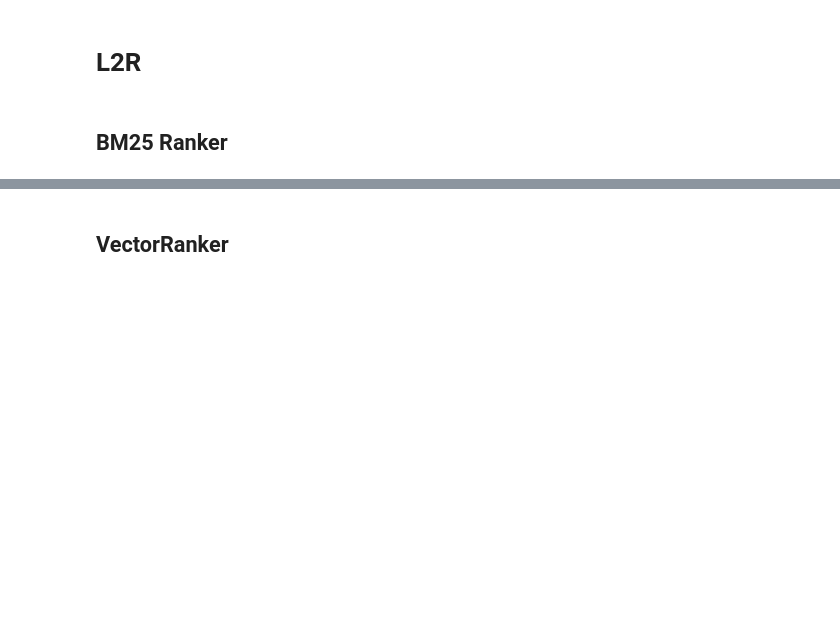
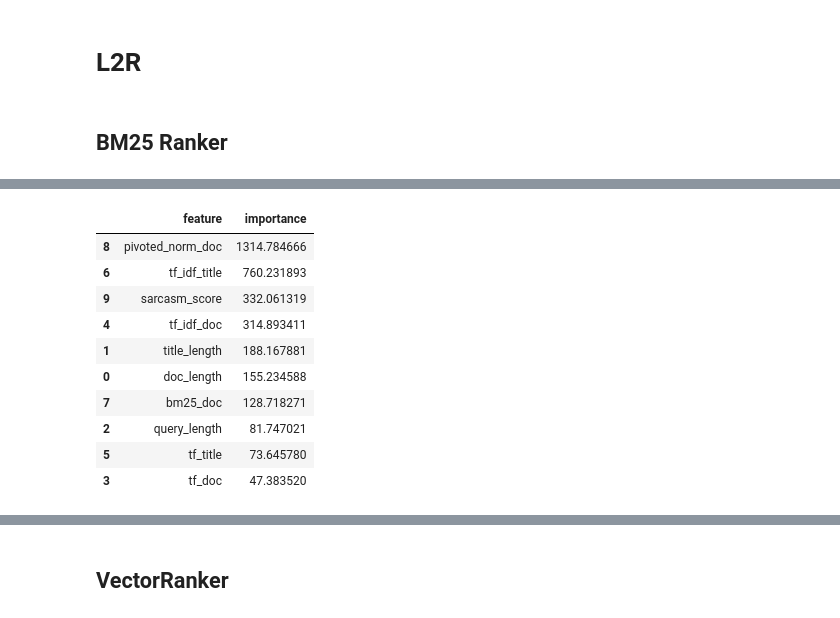
Before and after one commit to anusha-pathuri/satire-news-search-engine, a Jupyter notebook: notebooks/12_Final_Results.ipynb, the cells around one changed output, grey strips where cells are left out. Saved outputs shown, nothing was run; the diff lists cells and outputs as text; code cells hidden in the pictures; blank space fills up the shorter version.

```diff
--- a/notebooks/12_Final_Results.ipynb
+++ b/notebooks/12_Final_Results.ipynb
@@ -144,3 +145,26 @@ You can set `force_col_wise=true` to remove the overhead.
 [LightGBM] [Info] Total Bins 1404
 [LightGBM] [Info] Number of data points in the train set: 1907, number of used features: 10
 (0.1923878205128205, 0.42867017610817604)
+# %%
+feature_names = ["doc_length", "title_length", "query_length",
+                 "tf_doc", "tf_idf_doc", "tf_title", "tf_idf_title",
+                 "bm25_doc", "pivoted_norm_doc", "sarcasm_score"]
+
+feature_importances = pd.DataFrame({
+    "feature": feature_names,
+    "importance": l2r_ranker.model.model.feature_importances_
+}).sort_values("importance", ascending=False)
+
+feature_importances.head(10)
+# %% [output]
+|  | feature | importance |
+| 8 | pivoted_norm_doc | 1314.784666 |
+| 6 | tf_idf_title | 760.231893 |
+| 9 | sarcasm_score | 332.061319 |
+| 4 | tf_idf_doc | 314.893411 |
+| 1 | title_length | 188.167881 |
+| 0 | doc_length | 155.234588 |
+| 7 | bm25_doc | 128.718271 |
+| 2 | query_length | 81.747021 |
+| 5 | tf_title | 73.645780 |
+| 3 | tf_doc | 47.383520 |
```
Also changed, not shown: parts of 2 cells of this notebook.
